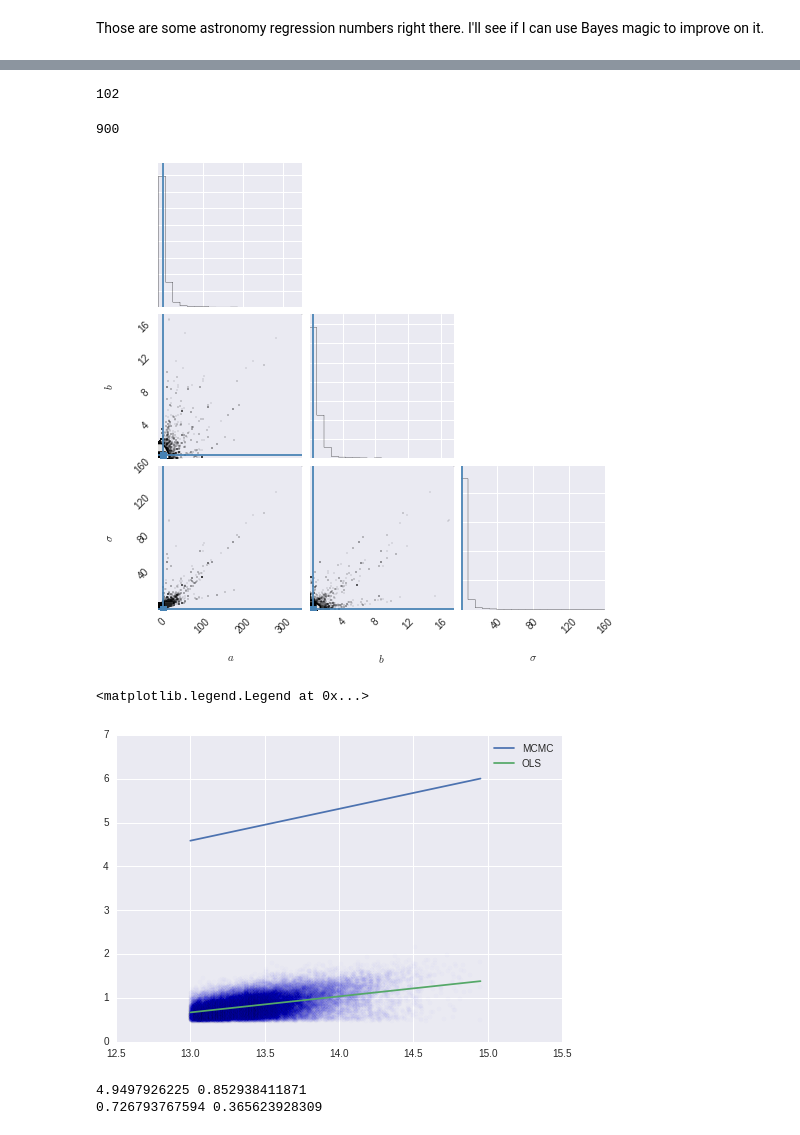
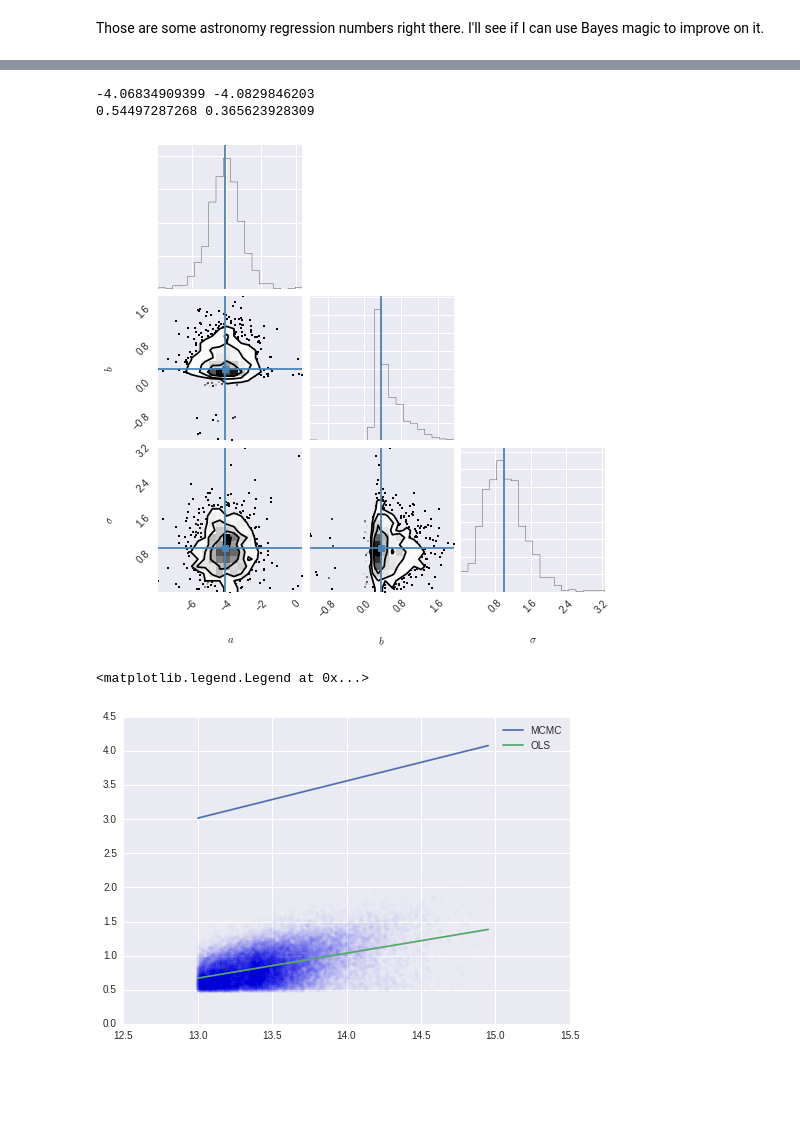
Before and after one commit to Ravirajadrangi/ClusterMassInference, a Jupyter notebook: Inference On Mock.ipynb, the cells around one changed output, grey strips where cells are left out. Saved outputs shown, nothing was run; the diff lists cells and outputs as text; code cells hidden in the pictures; blank space fills up the shorter version.

```diff
--- a/Inference On Mock.ipynb
+++ b/Inference On Mock.ipynb
@@ -80,10 +90,10 @@ $P(a,b,\sigma | \{M\}, \{\lambda\}) = \prod_{k=1}^N{P(\lambda_k |\; M_k, a,b,\si
 from scipy.stats import gamma
 def log_prior(a,b,sigma):
 
-    if any(x<0 for x in (a,sigma)):
-        return -np.inf
-    #if sigma<0:
-    #    return - np.inf
+    #if any(x<0 for x in (a,sigma)):
+    #    return -np.inf
+    if sigma<0:
+        return - np.inf
     t = np.arctan(b)
     if t<0 or t>np.pi/2:
         return -np.inf
@@ -102,35 +112,30 @@ def log_prior(a,b,sigma):
     p-= gamma.logpdf(sigma,sigma_a, scale = sigma_b)
     return p
 
-norms = {}
+from scipy.stats import lognorm
 def log_liklihood(rich, M, a,b,sigma):
     p = 0
 
-    #p-= np.sum(((b*np.log(M)+np.log(a)-np.log(rich))**2)/(2*sigma**2)+np.log(sigma*rich))
-    #redefine A to be intercept at center rather than 0
-    #p-= np.sum(((b*(np.log(M)-13.5)+np.log(a)-np.log(rich))**2)/(2*sigma**2)+np.log(sigma*rich))
-    #p-= np.sum(((b*np.log(M)+a-np.log(rich))**2)/(2*sigma**2)+np.log(sigma*rich))#See Above
-    p-= np.sum(((b*np.log(M-13.5)+a-np.log(rich))**2)/(2*sigma**2)+np.log(sigma*rich))#See Above
-
+    #a => logA
+    #log Normal liklihood
+    #It would appear my write up is incorrect...
+    #p-= np.sum(((b*np.log(M)+a-np.log(rich))**2)/(2*sigma**2)+np.log(sigma*rich))
+    p-= np.sum(lognorm.logpdf(rich, sigma, loc = (b*np.log(M)+a)))
     return p
 
 def log_posterior(theta,rich, M):
     #print theta
     a,b,sigma = theta[:]
-    #a = a*1e-11 #rescale
     p = log_prior(a,b,sigma)
     if np.isfinite(p):
         p+=log_liklihood(rich,M,a,b,sigma)
-    #print '-'*50
     return p
 # %%
 ndim = 3
-nwalkers = 100
+nwalkers = 1000
 
-#a_log_mean, a_log_spread = -5, 2
-#TODO ReDefine a as Log A?
-a_mean, a_spread = -5, 2
-b_mean, b_spread = 1, .5
+a_mean, a_spread = logA, 1
+b_mean, b_spread = b, .5
 sigma_mean, sigma_spread = 1, .5
 
 pos0 = np.zeros((nwalkers, ndim))
@@ -153,7 +158,7 @@ import multiprocessing
 #nCores = multiprocessing.cpu_count()
 nCores = 4
 sampler = mc.EnsembleSampler(nwalkers, ndim, log_posterior, args=[rich, mass],threads = nCores)
-nsteps, nburn = 110, nwalkers*10
+nsteps, nburn = 1100, 100
 # %%
 print '-*'*25
 print 'Num Dim:\t%d\nNum Walkers:\t%d\nNum Steps:\t%d\nNum Burn:\t%d'%(ndim, nwalkers, nsteps, nburn)
@@ -172,9 +179,10 @@ sampler.run_mcmc(pos0, nsteps);
 # %%
-chain = sampler.flatchain[nburn:, :]
-
+chain = sampler.chain[:,nburn:, :].reshape((-1, ndim))
 sampler.pool.terminate()#there's a bug in emcee that creates daemon threads. This kills them.
 #del(sampler)
 
 MAP = chain.mean(axis = 0)
-print MAP
+labels = ['logA', 'b', 'sigma']
+for label, val in zip(labels, MAP):
+    print '%s:\t%.3f'%(label, val)
 # %% [output]
@@ -205,39 +192,23 @@ sns.jointplot(chain1, chain2, kind = 'scatter')
-# %%
-missing = 0
-for elem in chain1[:,0]:
-    if elem not in chain2[:,0]:
-        missing+=1
-print missing
-# %% [output]
-102
-# %%
-missing = 0
-for elem in chain2[:,0]:
-    if elem not in chain1[:,0]:
-        missing+=1
-print missing
-# %% [output]
-900
+# %%
+print MAP[0], logA
+print MAP[1], b
+# %% [output]
+-4.06834909399 -4.0829846203
+0.54497287268 0.365623928309
 # %%
 from corner import corner
 titles = ['$a$', '$b$', '$\sigma$']
 sigma_true = 1 #just a guess so this will plot
-corner(chain, labels = titles , truths = [logA+b*13.5, b, sigma_true]);
+corner(chain, labels = titles , truths = [logA, b, sigma_true]);
 # %% [output]
-[figure, old version]
+[figure, new version]
 # %%
 plt.scatter(logMass, logRich, alpha = .01)
-plt.plot(logMass, MAP[1]*(logMass-13.5)+MAP[0], label = 'MCMC')
+plt.plot(logMass, MAP[1]*logMass+MAP[0], label = 'MCMC')
 plt.plot(logMass, b*logMass+logA, label = 'OLS')
 plt.legend(loc= 'best')
 # %% [output]
 <matplotlib.legend.Legend at 0x...>
-[figure, old version]
+[figure, new version]
-# %%
-print MAP[0], (logA+b*13.5)
-print MAP[1], b
-# %% [output]
-4.9497926225 0.852938411871
-0.726793767594 0.365623928309
 # %%
 plt.scatter(mass, rich, alpha = .01)
```
Also changed, not shown: parts of 17 cells of this notebook.
